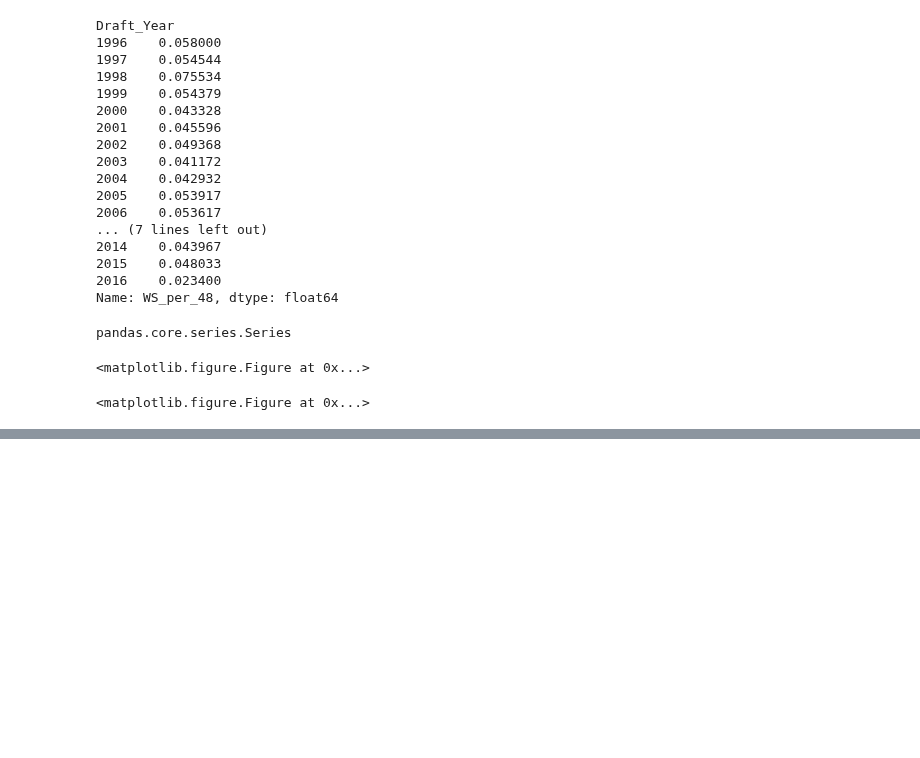
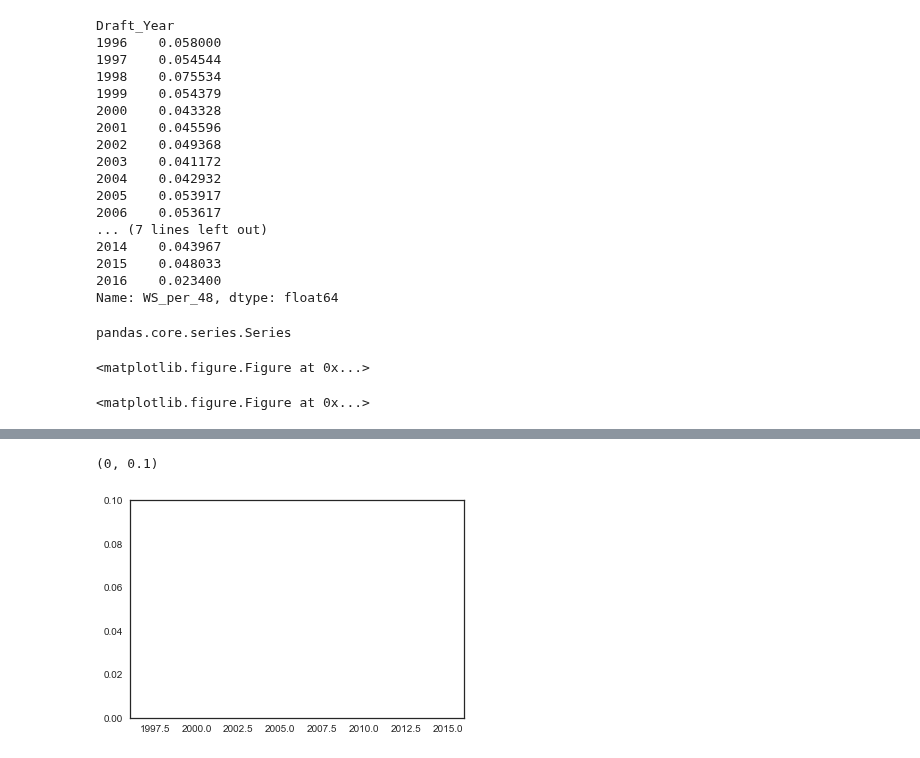
Before and after one commit to milankaku/NBADraftEngine, a Jupyter notebook: NBADraft.ipynb, the cells around one changed output, grey strips where cells are left out. Drawn from its saved outputs; the diff is of its cells as text; code cells hidden in the pictures; blank space fills up the shorter version.

```diff
--- a/NBADraft.ipynb
+++ b/NBADraft.ipynb
@@ -365,0 +310,6 @@ y_values = WS48_yearly_avg
+# %%
+ppt.xlim(1996, 2016)
+ppt.ylim(0, .10)
+# %% [output]
+(0, 0.1)
+[figure, added]
```
Also changed, not shown: parts of 6 cells of this notebook, 1 other file.
